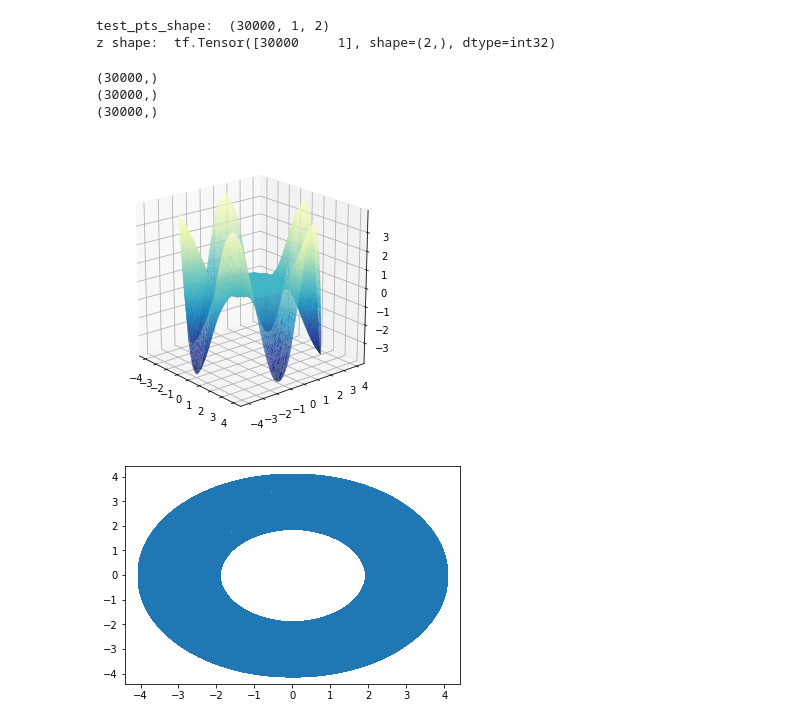
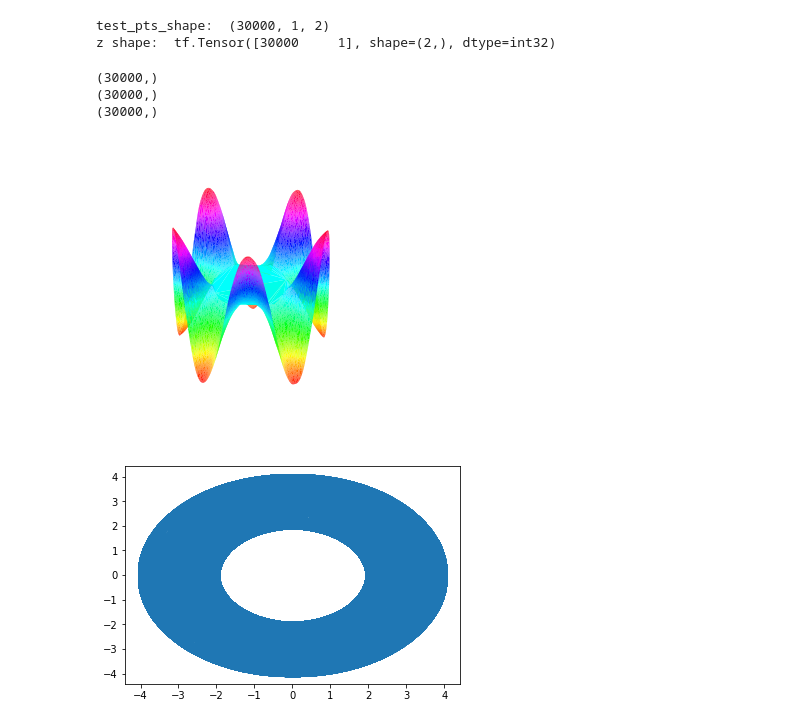
Before and after one commit to DothWalrus/machine_learning_pde, a Jupyter notebook: 2d_laplace_dvm.ipynb, the cells around one changed output. Cells and saved outputs as stored; diff of their text form; code cells hidden in the pictures.

```diff
--- a/2d_laplace_dvm.ipynb
+++ b/2d_laplace_dvm.ipynb
@@ -241,22 +243,33 @@ test_pts_shape:  (30000, 1, 2)
 z shape:  tf.Tensor([30000     1], shape=(2,), dtype=int32)
 # %%
 # Plot ####################################################################################################
+
 fig = pylab.figure(figsize=plt.figaspect(1))
 ax = Axes3D(fig)
+
+xmin = -4
+xmax = 4
+ymin = -4
+ymax = 4
+zmin = -4
+zmax = 4
 
 X = test_pts[0:, 0, 0].numpy()
 print(X.shape)
 Y = test_pts[0:, 0, 1].numpy()
 print(Y.shape)
 Z = z[0:, 0].numpy()
 print(Z.shape)
 
-ax.plot_trisurf(X,Y,Z, cmap=plt.cm.YlGnBu_r)
-ax.view_init(20, 320)
+ax.plot_trisurf(X,Y,Z, cmap=plt.cm.hsv)
+ax.view_init(30, 20)
+ax.grid(b=None)
+ax.axis('off')
+ax.set(xlim=(xmin, xmax), ylim=(ymin, ymax), zlim=(zmin,zmax))
 plt.show()
 # %% [output]
 (30000,)
 (30000,)
 (30000,)
-[figure, old version]
+[figure, new version]
 # %%
```
Also changed, not shown: parts of 4 cells of this notebook, 1 other file.
